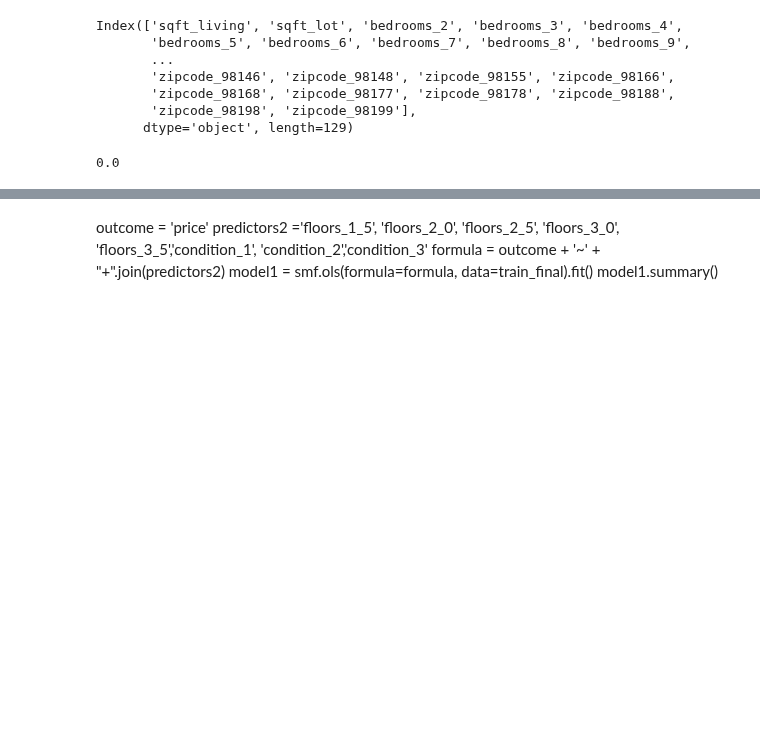
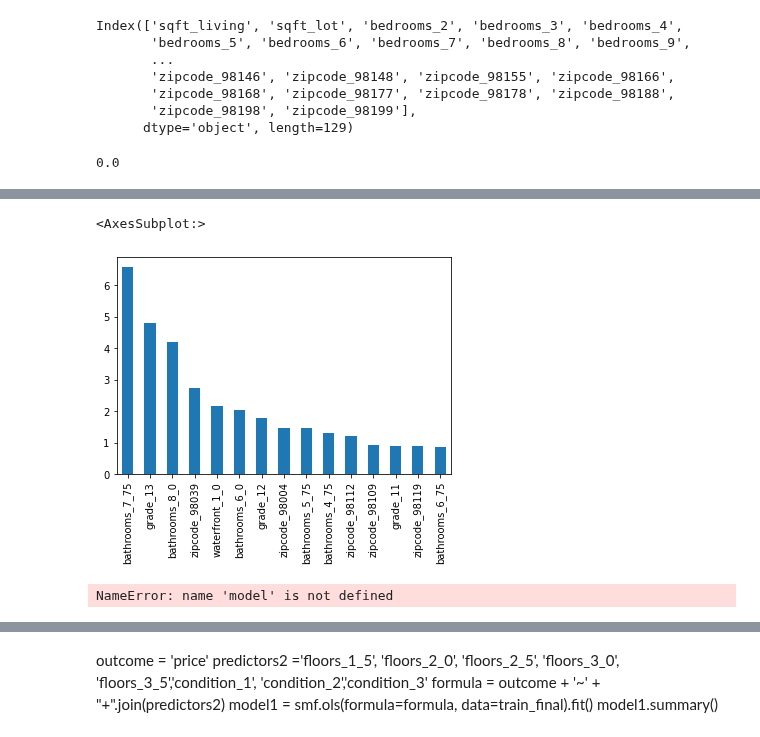
Before and after one commit to miazfryer/King_County_Regression, a Jupyter notebook: Mia-Copy3.ipynb, the cells around one changed output, grey strips where cells are left out. Cells and saved outputs as stored; diff of their text form; code cells hidden in the pictures; blank space fills up the shorter version.

```diff
--- a/Mia-Copy3.ipynb
+++ b/Mia-Copy3.ipynb
@@ -513,6 +513,23 @@ Notes:
 [1] Standard Errors assume that the covariance matrix of the errors is correctly specified.
 [2] The smallest eigenvalue is 4.14e-27. This might indicate that there are
 strong multicollinearity problems or that the design matrix is singular.
+# %%
+model_coef = model.params.sort_values(ascending=False)
+
+model_largest = model_coef.nlargest(15)
+
+model_largest.plot(kind='bar')
+# %% [output]
+<AxesSubplot:>
+[figure, added]
+# %%
+model_coef = model.params.sort_values(ascending=False)
+
+model_largest = model_coef.nsmallest(15)
+
+model_largest.plot(kind='bar')
+# %% [output]
+NameError: name 'model' is not defined
 # %%
 from sklearn.model_selection import cross_val_score
 
```
Also changed, not shown: parts of 5 cells of this notebook, 2 other files.
